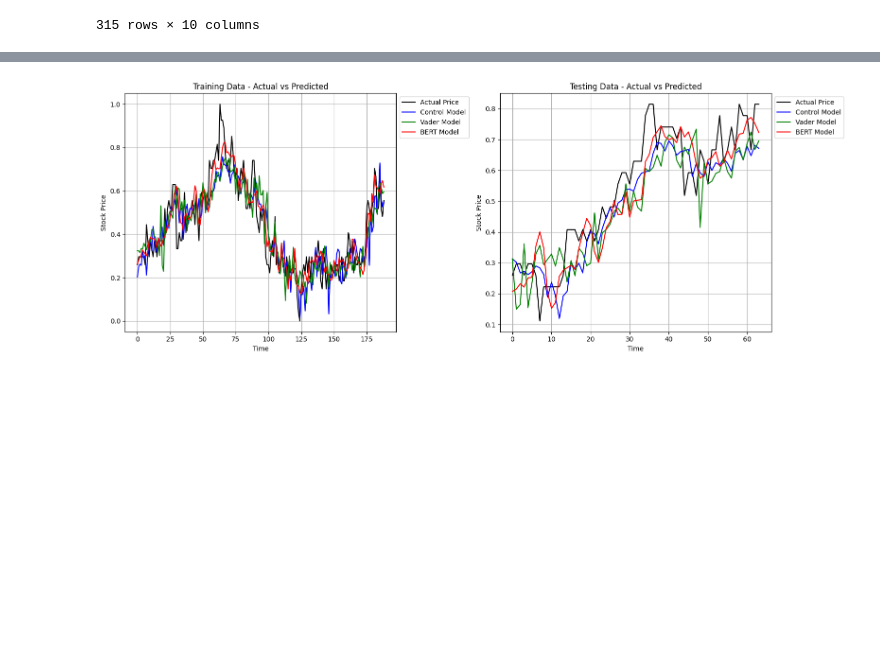
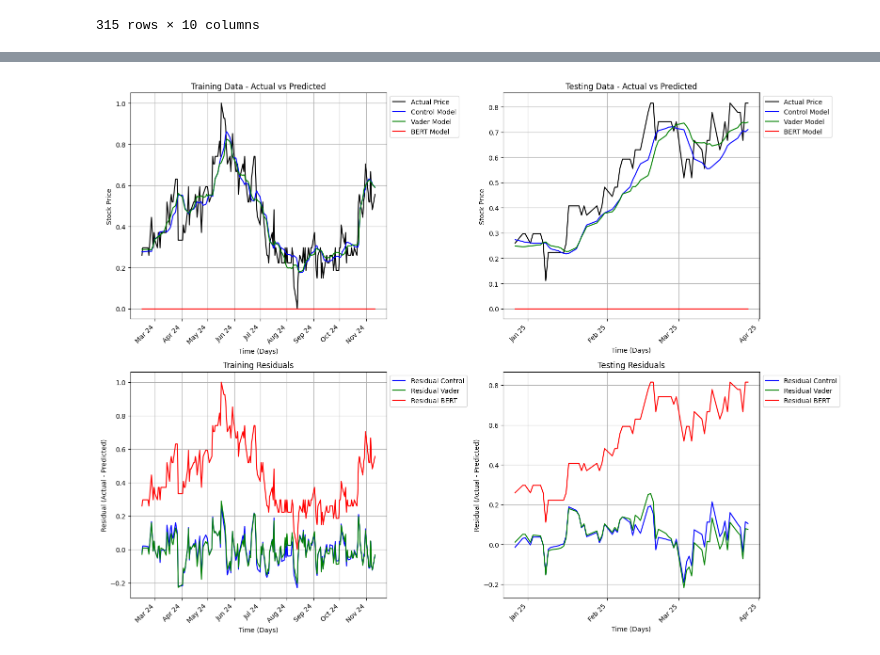
Before and after one commit to H-unter/MA3831-Assignment-2-3, a Jupyter notebook: code/model_RNN.ipynb, the cells around one changed output, grey strips where cells are left out. Saved outputs shown, nothing was run; the diff lists cells and outputs as text; code cells hidden in the pictures; blank space fills up the shorter version.

Commit message:
Progress RNN price modelling

```diff
--- a/code/model_RNN.ipynb
+++ b/code/model_RNN.ipynb
@@ -86,7 +88,17 @@ control_dataset = merged_df[control_columns].copy()
 vader_dataset = merged_df[control_columns + vader_columns].copy()
 bert_dataset = merged_df[control_columns + bert_columns].copy()
 
-def train_test_split(data_df, train_proportion=0.7):
+train_proportion = 0.7
+forecast_length_days = 1
+historical_window_size_days = 30
+train_end_index = int(len(control_dataset) * train_proportion)
+train_dates = control_dataset.index[:train_end_index]
+test_dates = control_dataset.index[train_end_index:]
+trim_index = historical_window_size_days + forecast_length_days   # usually 30 + 1 - 1 = 30
+train_dates_trimmed = train_dates[trim_index:]
+test_dates_trimmed = test_dates[trim_index:]
+
+def train_test_split(data_df, train_proportion=0.7, historical_window_size_days=30, forecast_length_days=1):
     # Split data into training and testing sets
     train_size = int(len(data_df) * train_proportion)
     train_data, test_data = data_df[:train_size].copy(), data_df[train_size:].copy()
@@ -127,9 +139,9 @@ def train_test_split(data_df, train_proportion=0.7):
     return X_train, Y_train, X_test, Y_test, scaler, feature_names
 
 # Use the same function for each dataset variant:
-X_train_control, Y_train_control, X_test_control, Y_test_control, scaler_control, feature_names_control  = train_test_split(control_dataset)
-X_train_vader, Y_train_vader, X_test_vader, Y_test_vader, scaler_vader, feature_names_vader = train_test_split(vader_dataset)
-X_train_bert, Y_train_bert, X_test_bert, Y_test_bert, scaler_bert, feature_names_bert = train_test_split(bert_dataset)
+X_train_control, Y_train_control, X_test_control, Y_test_control, scaler_control, feature_names_control  = train_test_split(control_dataset, train_proportion, historical_window_size_days, forecast_length_days)
+X_train_vader, Y_train_vader, X_test_vader, Y_test_vader, scaler_vader, feature_names_vader = train_test_split(vader_dataset, train_proportion, historical_window_size_days, forecast_length_days)
+X_train_bert, Y_train_bert, X_test_bert, Y_test_bert, scaler_bert, feature_names_bert = train_test_split(bert_dataset, train_proportion, historical_window_size_days, forecast_length_days)
 # %%
 
 #According to Kingma et al., 2014, the method is "computationally efficient, has little memory requirement, invariant to diagonal rescaling of gradients, and is well suited for problems that are large in terms of data/parameters".
@@ -266,30 +276,78 @@ performance_df = pd.DataFrame({
 # Display the DataFrame
 performance_df
 
-fig, (ax1, ax2) = plt.subplots(1, 2, figsize=(16, 6))  # Create subplots
 
-# Training data plot (left)
-ax1.plot(Y_train_control, label='Actual Price', color='black')
-ax1.plot(Y_train_predictions_control, label='Control Model', color='blue')
-ax1.plot(Y_train_predictions_vader, label='Vader Model', color='green')
-ax1.plot(Y_train_predictions_bert, label='BERT Model', color='red')
+# Compute residuals for training data
+residual_train_control = Y_train_true_control - Y_train_predictions_control
+residual_train_vader   = Y_train_true_control - Y_train_predictions_vader
+residual_train_bert    = Y_train_true_control - Y_train_predictions_bert
+
+# Compute residuals for testing data
+residual_test_control = Y_test_true_control - Y_test_predictions_control
+residual_test_vader   = Y_test_true_control - Y_test_predictions_vader
+residual_test_bert    = Y_test_true_control - Y_test_predictions_bert
+
+# Create a 2x2 grid for the plots
+fig, axes = plt.subplots(2, 2, figsize=(16, 12))
+
+# Top left: Training Actual vs Predicted
+ax1 = axes[0, 0]
+ax1.plot(train_dates_trimmed, Y_train_true_control, label='Actual Price', color='black')
+ax1.plot(train_dates_trimmed, Y_train_predictions_control, label='Control Model', color='blue')
+ax1.plot(train_dates_trimmed, Y_train_predictions_vader, label='Vader Model', color='green')
+ax1.plot(train_dates_trimmed, Y_train_predictions_bert, label='BERT Model', color='red')
 ax1.set_title('Training Data - Actual vs Predicted')
 ax1.set_xlabel('Time (Days)')
 ax1.set_ylabel('Stock Price')
 ax1.legend(loc='upper left', bbox_to_anchor=(1, 1))
 ax1.grid(True)
+ax1.xaxis.set_major_locator(mdates.MonthLocator(interval=1))
+ax1.xaxis.set_major_formatter(mdates.DateFormatter('%b %y'))
+plt.setp(ax1.xaxis.get_majorticklabels(), rotation=45, ha="right")
 
-# Testing data plot (right)
-ax2.plot(Y_test_true_control, label='Actual Price', color='black')
-ax2.plot(Y_test_predictions_control, label='Control Model', color='blue')
-ax2.plot(Y_test_predictions_vader, label='Vader Model', color='green')
-ax2.plot(Y_test_predictions_bert, label='BERT Model', color='red')
+# Top right: Testing Actual vs Predicted
+ax2 = axes[0, 1]
+ax2.plot(test_dates_trimmed, Y_test_true_control, label='Actual Price', color='black')
+ax2.plot(test_dates_trimmed, Y_test_predictions_control, label='Control Model', color='blue')
+ax2.plot(test_dates_trimmed, Y_test_predictions_vader, label='Vader Model', color='green')
+ax2.plot(test_dates_trimmed, Y_test_predictions_bert, label='BERT Model', color='red')
 ax2.set_title('Testing Data - Actual vs Predicted')
 ax2.set_xlabel('Time (Days)')
 ax2.set_ylabel('Stock Price')
 ax2.legend(loc='upper left', bbox_to_anchor=(1, 1))
 ax2.grid(True)
+ax2.xaxis.set_major_locator(mdates.MonthLocator(interval=1))
+ax2.xaxis.set_major_formatter(mdates.DateFormatter('%b %y'))
+plt.setp(ax2.xaxis.get_majorticklabels(), rotation=45, ha="right")
 
-plt.tight_layout()  # Adjust layout for better spacing
+# Bottom left: Training Residuals
+ax3 = axes[1, 0]
+ax3.plot(train_dates_trimmed, residual_train_control, label='Residual Control', color='blue')
+ax3.plot(train_dates_trimmed, residual_train_vader, label='Residual Vader', color='green')
+ax3.plot(train_dates_trimmed, residual_train_bert, label='Residual BERT', color='red')
+ax3.set_title('Training Residuals')
+ax3.set_xlabel('Time (Days)')
+ax3.set_ylabel('Residual (Actual - Predicted)')
+ax3.legend(loc='upper left', bbox_to_anchor=(1, 1))
+ax3.grid(True)
+ax3.xaxis.set_major_locator(mdates.MonthLocator(interval=1))
+ax3.xaxis.set_major_formatter(mdates.DateFormatter('%b %y'))
+plt.setp(ax3.xaxis.get_majorticklabels(), rotation=45, ha="right")
+
+# Bottom right: Testing Residuals
+ax4 = axes[1, 1]
+ax4.plot(test_dates_trimmed, residual_test_control, label='Residual Control', color='blue')
+ax4.plot(test_dates_trimmed, residual_test_vader, label='Residual Vader', color='green')
+ax4.plot(test_dates_trimmed, residual_test_bert, label='Residual BERT', color='red')
+ax4.set_title('Testing Residuals')
+ax4.set_xlabel('Time (Days)')
+ax4.set_ylabel('Residual (Actual - Predicted)')
+ax4.legend(loc='upper left', bbox_to_anchor=(1, 1))
+ax4.grid(True)
+ax4.xaxis.set_major_locator(mdates.MonthLocator(interval=1))
+ax4.xaxis.set_major_formatter(mdates.DateFormatter('%b %y'))
+plt.setp(ax4.xaxis.get_majorticklabels(), rotation=45, ha="right")
+
+plt.tight_layout()
 plt.show()
 # %% [output]
@@ -302,4 +360,4 @@ plt.show()
-[figure, old version]
+[figure, new version]
 # %%
 performance_df
 # %% [output]
```
Also changed, not shown: parts of 5 cells of this notebook.
